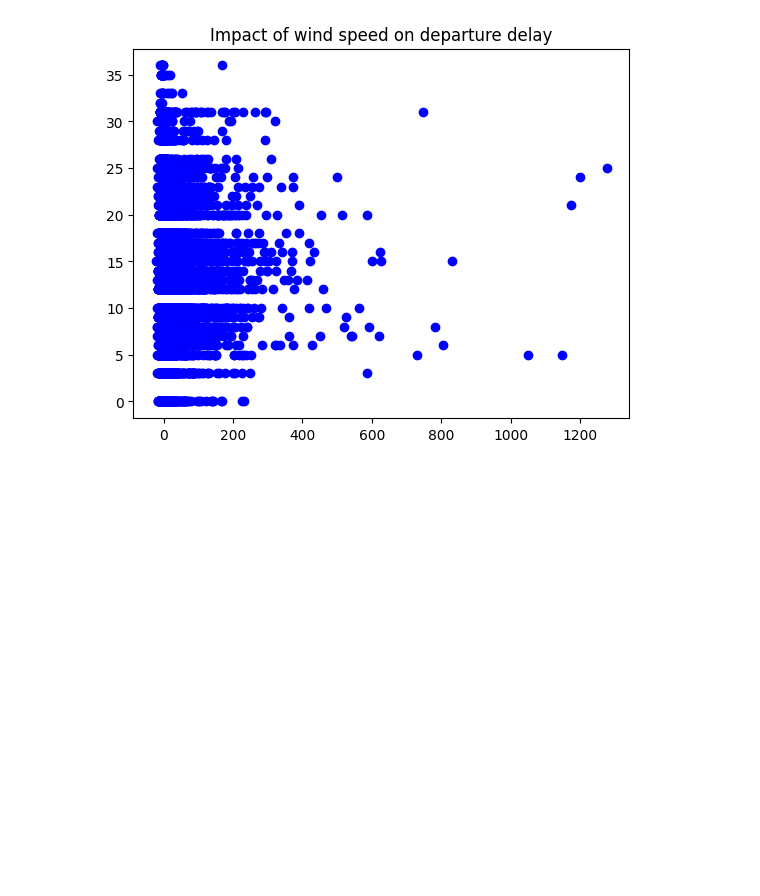
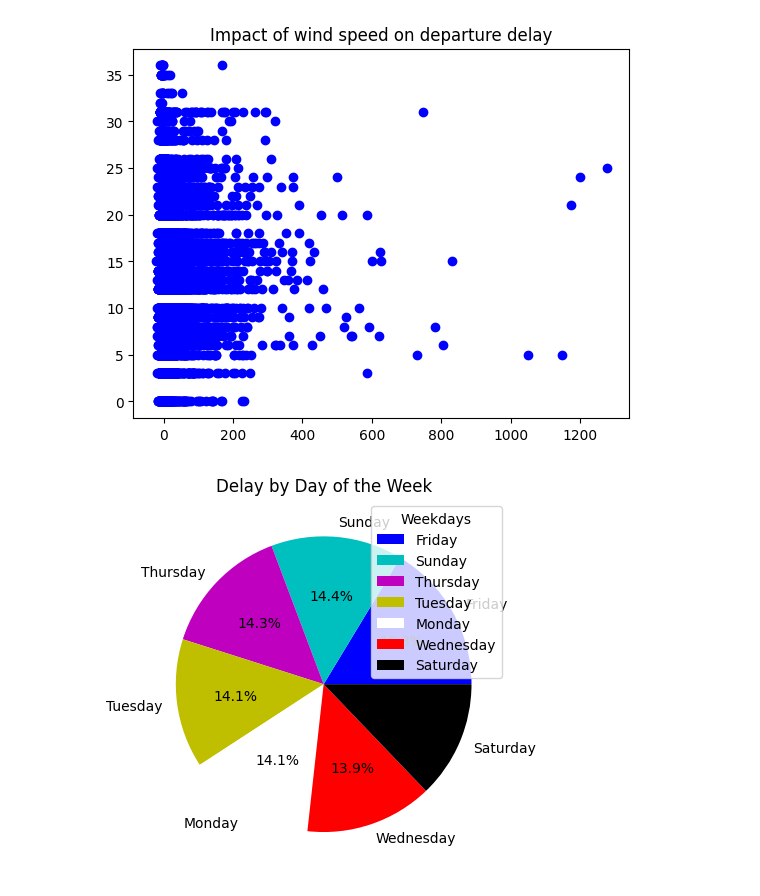
Before and after one commit to noraishmael/GoodMonday, a Jupyter notebook: LR1.ipynb, the cells around one changed output. Saved outputs shown, nothing was run; the diff lists cells and outputs as text; code cells hidden in the pictures; blank space fills up the shorter version.

```diff
--- a/LR1.ipynb
+++ b/LR1.ipynb
@@ -88,13 +84,31 @@ Text(0.5, 1.0, 'Impact of wind speed on departure delay')
 [figure]
 # %%
 #create a pie chart to show the flight delays by day of the week
-df = ED
-t = df["type"]
-type_counts = t.value_counts()
-mycolors = ["b", "c", "m", "y"]
+weekdays = df["DAY_OF_WEEK"]
 
-plt.pie(type_counts, labels=type_counts.index, autopct='%1.1f%%', colors = mycolors)
+weekday_mapping = {
+    1: "Monday",
+    2: "Tuesday",
+    3: "Wednesday",
+    4: "Thursday",
+    5: "Friday",
+    6: "Saturday",
+    7: "Sunday"
+}
 
-plt.title("Percentage of Different Types of Earthquakes")
-plt.legend(type_counts.index, title="Types of Earthquakes")
+
+weekdays = df["DAY_OF_WEEK"].map(weekday_mapping)
+
+weekdays_counts = weekdays.value_counts()
+mycolors = ["b", "c", "m", "y", "w", "r", "k"]
+
+# Count occurrences of each weekday
+weekdays_counts = weekdays.value_counts()
+
+plt.pie(weekdays_counts, labels=weekdays_counts.index, autopct='%1.1f%%', colors = mycolors)
+
+plt.title("Delay by Day of the Week")
+plt.legend(weekdays_counts.index, title="Weekdays")
 plt.show()
+# %% [output]
+[figure, added]
```
Also changed, not shown: parts of 3 cells of this notebook.
